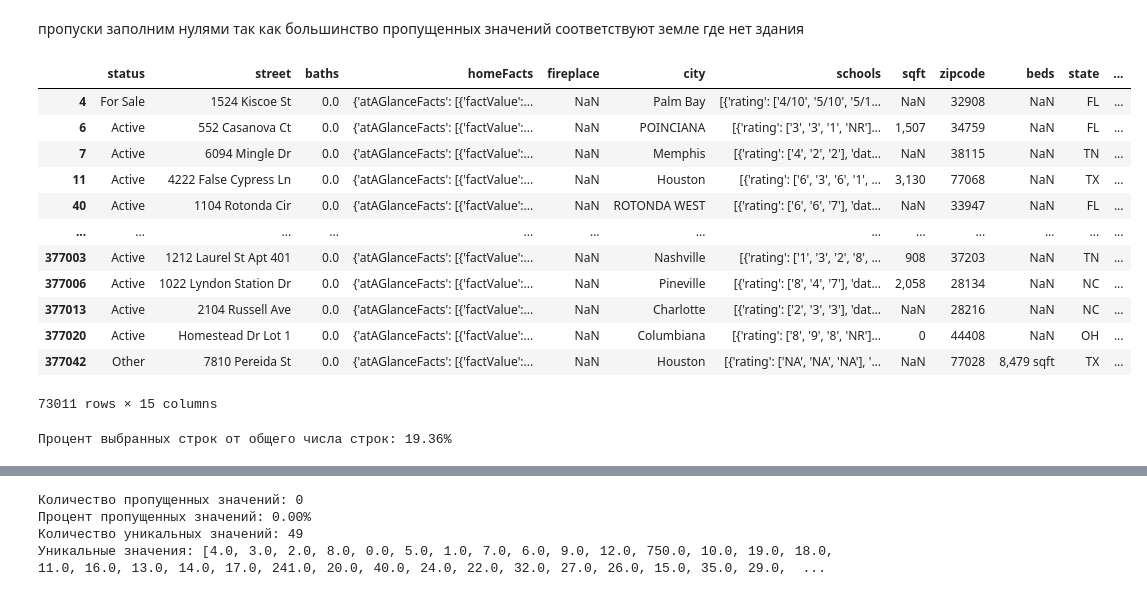
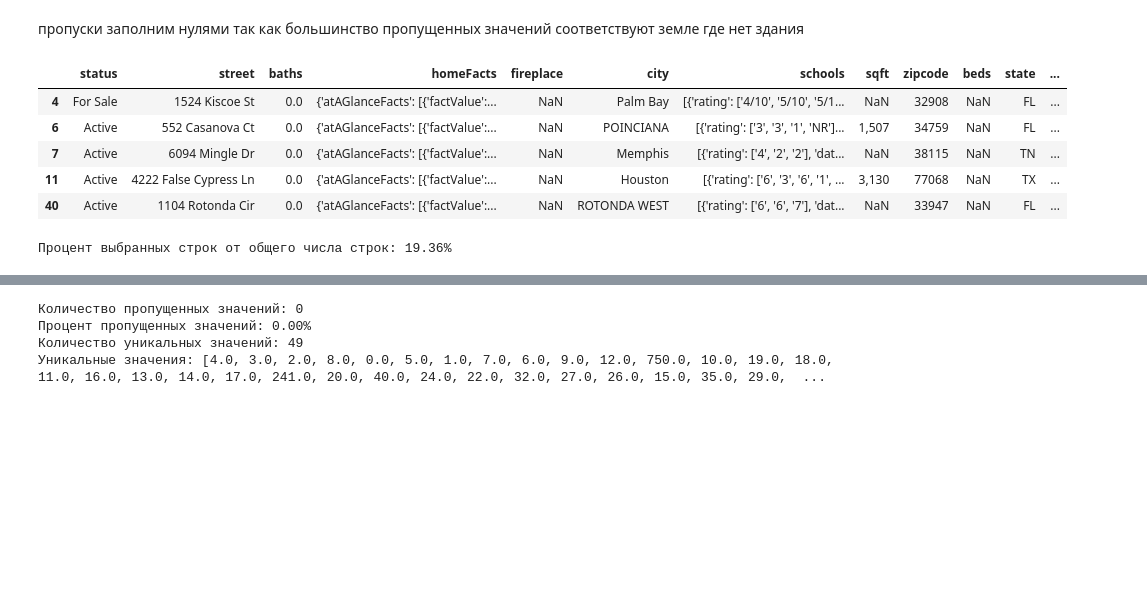
Before and after one commit to metalin37/Diploma-project-forecasting-the-cost-of-housing, a Jupyter notebook: 1_EDA.ipynb, the cells around one changed output, grey strips where cells are left out. Drawn from its saved outputs; the diff is of its cells as text; code cells hidden in the pictures; blank space fills up the shorter version.

```diff
--- a/1_EDA.ipynb
+++ b/1_EDA.ipynb
@@ -485,27 +478,20 @@ df1['baths'] = df1['baths'].astype(float).round()
 # %%
 # Отбираем строки по заданным условиям при помощи логических операций (& - "и", | - "или", ~ - "не")
 selected_rows = df1[(df1['baths'] == 0) & ((df1['Type'] == 'other') | (df1['Type'] == 'land') | (df1['Type'] == 'ranch'))]
 
 # Выводим полученные строки
-display(selected_rows)
+display(selected_rows.head())
 # Находим процент выбранных строк от общего числа строк в исходном датафрейме
 percent_selected = len(selected_rows) / len(df1) * 100
 # Выводим полученные строки и процент выбранных строк
 print(f"Процент выбранных строк от общего числа строк: {percent_selected:.2f}%")
 # %% [output]
 |  | status | street | baths | homeFacts | fireplace | city | schools | sqft | zipcode | beds | state | ... |
 | 4 | For Sale | 1524 Kiscoe St | 0.0 | {'atAGlanceFacts': [{'factValue':... | NaN | Palm Bay | [{'rating': ['4/10', '5/10', '5/1... | NaN | 32908 | NaN | FL | ... |
 | 6 | Active | 552 Casanova Ct | 0.0 | {'atAGlanceFacts': [{'factValue':... | NaN | POINCIANA | [{'rating': ['3', '3', '1', 'NR']... | 1,507 | 34759 | NaN | FL | ... |
 | 7 | Active | 6094 Mingle Dr | 0.0 | {'atAGlanceFacts': [{'factValue':... | NaN | Memphis | [{'rating': ['4', '2', '2'], 'dat... | NaN | 38115 | NaN | TN | ... |
 | 11 | Active | 4222 False Cypress Ln | 0.0 | {'atAGlanceFacts': [{'factValue':... | NaN | Houston | [{'rating': ['6', '3', '6', '1', ... | 3,130 | 77068 | NaN | TX | ... |
 | 40 | Active | 1104 Rotonda Cir | 0.0 | {'atAGlanceFacts': [{'factValue':... | NaN | ROTONDA WEST | [{'rating': ['6', '6', '7'], 'dat... | NaN | 33947 | NaN | FL | ... |
-| ... | ... | ... | ... | ... | ... | ... | ... | ... | ... | ... | ... | ... |
-| 377003 | Active | 1212 Laurel St Apt 401 | 0.0 | {'atAGlanceFacts': [{'factValue':... | NaN | Nashville | [{'rating': ['1', '3', '2', '8', ... | 908 | 37203 | NaN | TN | ... |
-| 377006 | Active | 1022 Lyndon Station Dr | 0.0 | {'atAGlanceFacts': [{'factValue':... | NaN | Pineville | [{'rating': ['8', '4', '7'], 'dat... | 2,058 | 28134 | NaN | NC | ... |
-| 377013 | Active | 2104 Russell Ave | 0.0 | {'atAGlanceFacts': [{'factValue':... | NaN | Charlotte | [{'rating': ['2', '3', '3'], 'dat... | NaN | 28216 | NaN | NC | ... |
-| 377020 | Active | Homestead Dr Lot 1 | 0.0 | {'atAGlanceFacts': [{'factValue':... | NaN | Columbiana | [{'rating': ['8', '9', '8', 'NR']... | 0 | 44408 | NaN | OH | ... |
-| 377042 | Other | 7810 Pereida St | 0.0 | {'atAGlanceFacts': [{'factValue':... | NaN | Houston | [{'rating': ['NA', 'NA', 'NA'], '... | NaN | 77028 | 8,479 sqft | TX | ... |
-73011 rows × 15 columns
+Процент выбранных строк от общего числа строк: 19.36%
-Процент выбранных строк от общего числа строк: 19.36%
 # %%
 selected_rows = df1[(df1['baths'] == 0) & ~(df1['Type'].isin(['other', 'land', 'ranch']))]
```
Also changed, not shown: parts of 16 cells of this notebook, 1 other file.
